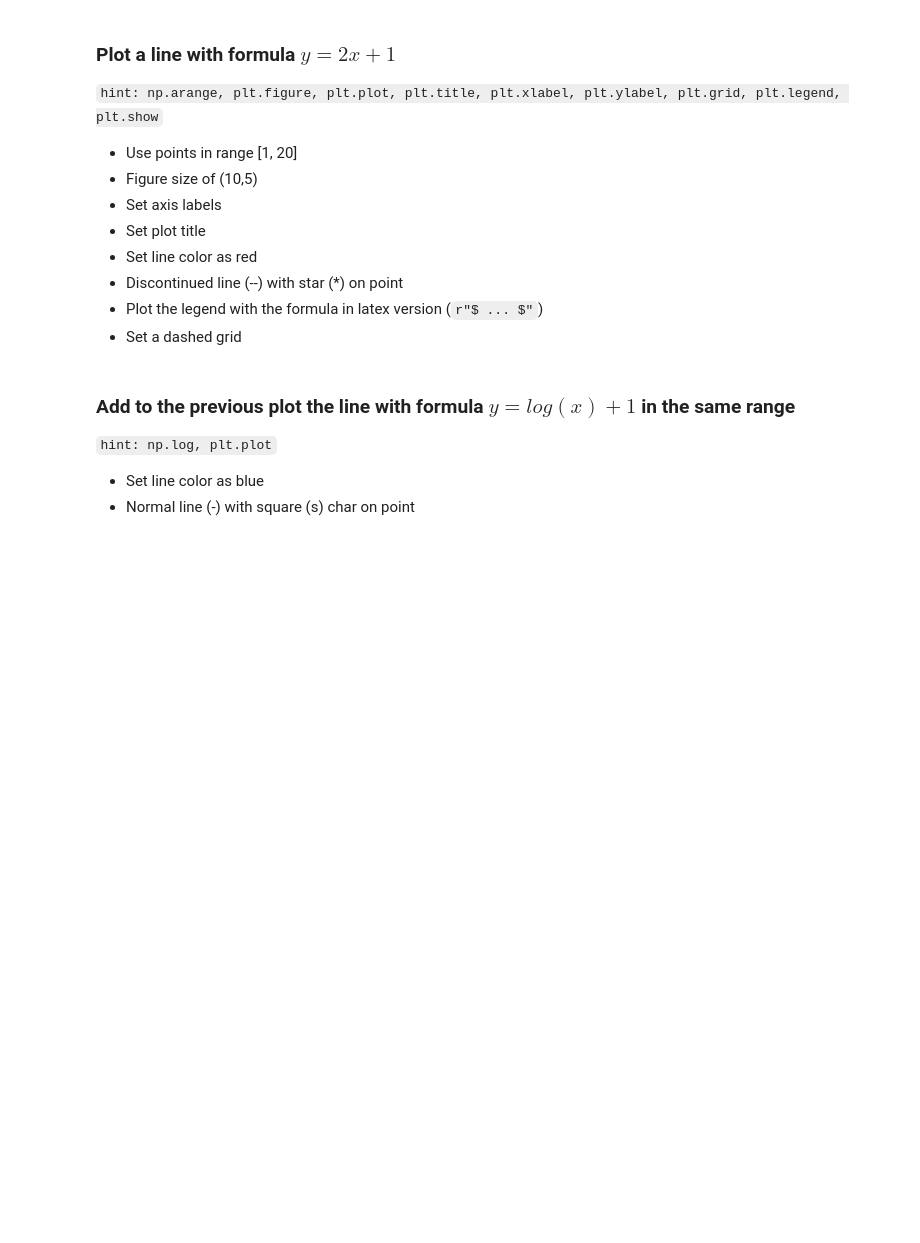
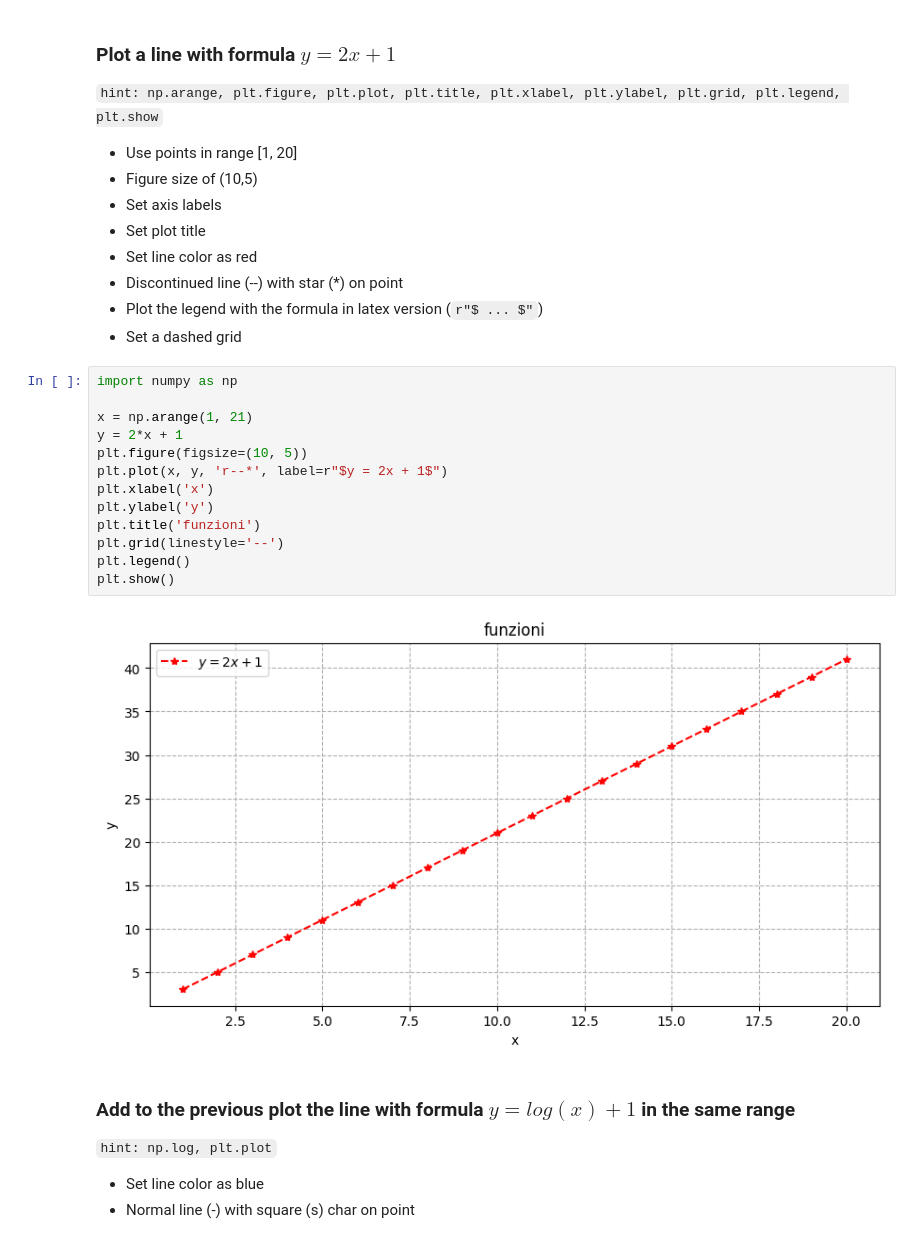
Before and after one commit to PatrickPasolini/MLDM_Lab, a Jupyter notebook: Python-Introduction/04-Matplotlib-Exercises.ipynb, the cells around one changed output. Saved outputs shown, nothing was run; the diff lists cells and outputs as text; blank space fills up the shorter version.

```diff
--- a/Python-Introduction/04-Matplotlib-Exercises.ipynb
+++ b/Python-Introduction/04-Matplotlib-Exercises.ipynb
@@ -20,6 +30,21 @@
 - Discontinued line (--) with star (\*) on point
 - Plot the legend with the formula in latex version (`r"$ ... $"`)
 - Set a dashed grid
+# %%
+import numpy as np
+
+x = np.arange(1, 21)
+y = 2*x + 1
+plt.figure(figsize=(10, 5))
+plt.plot(x, y, 'r--*', label=r"$y = 2x + 1$")
+plt.xlabel('x')
+plt.ylabel('y')
+plt.title('funzioni')
+plt.grid(linestyle='--')
+plt.legend()
+plt.show()
+# %% [output]
+[figure, added]
 # %% [markdown]
 ### Add to the previous plot the line with formula $y = log(x) + 1$ in the same range
 `hint: np.log, plt.plot`
```
Also changed, not shown: parts of 15 cells of this notebook.
